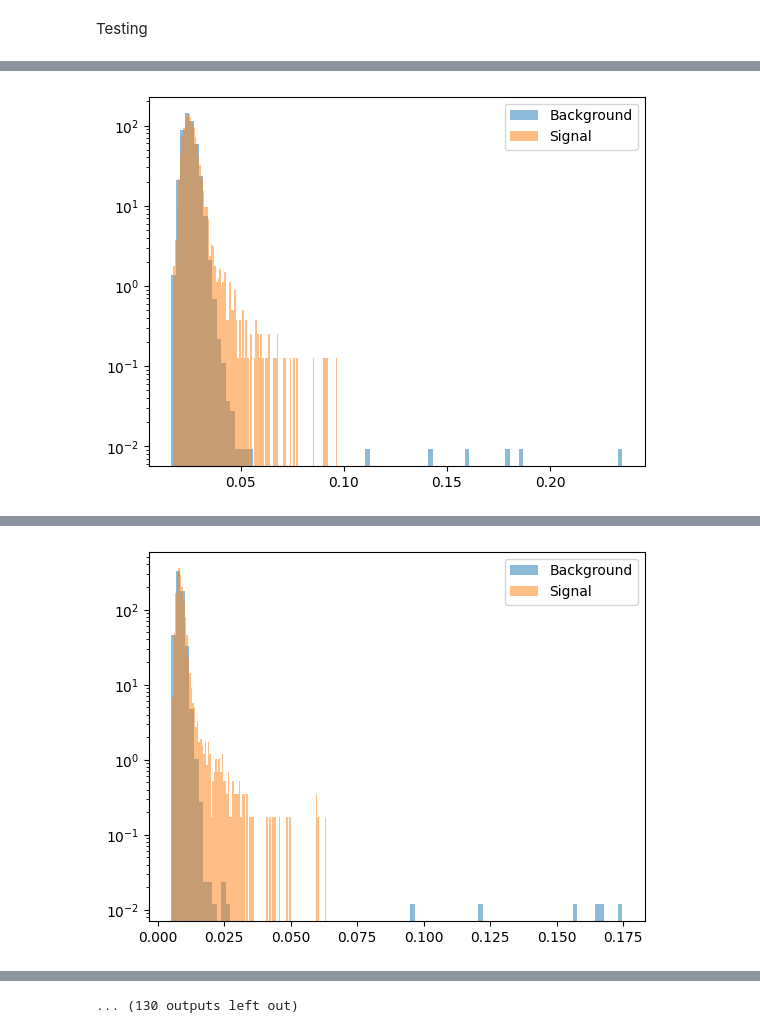
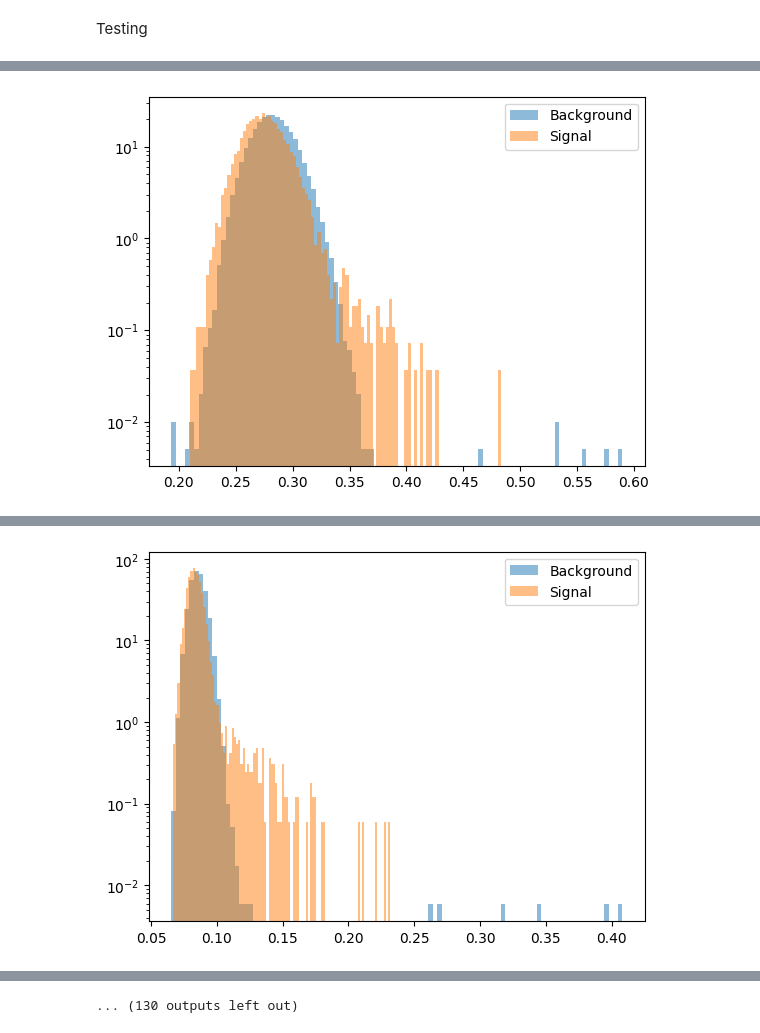
Before and after one commit to hanggao811/AnomalyDetectionLIGO, a Jupyter notebook: Transformer_classifier.ipynb, the cells around one changed output, grey strips where cells are left out. Drawn from its saved outputs; the diff is of its cells as text; code cells hidden in the pictures.

```diff
--- a/Transformer_classifier.ipynb
+++ b/Transformer_classifier.ipynb
@@ -479,8 +481,8 @@ fpr_sg=[]
 #get the auc and fpr at each epochs
 for model_name in model_files[:70]:
     print(f"Evaluating model: {model_name}")
-    model = load_model(model_name, custom_objects={"masked_mse_loss": masked_mse_loss})
-    # model = load_model(model_name, custom_objects={"masked_mse_loss": masked_mse_loss,"TriangularCyclicalLearningRate": TriangularCyclicalLearningRate})
+    # model = load_model(model_name, custom_objects={"masked_mse_loss": masked_mse_loss})
+    model = load_model(model_name, custom_objects={"masked_mse_loss": masked_mse_loss,"TriangularCyclicalLearningRate": TriangularCyclicalLearningRate})
     BBH_AUC, SG_AUC, desired_fpr_bbh, desired_fpr_sg = eval(model,background_test, bbh_test,sglf_test)
     bbh_auc.append(BBH_AUC)
     sg_auc.append(SG_AUC)
@@ -575,8 +577,8 @@ FPR_test = []
 
 for model_name in model_files[:70]:
     print(f"Evaluating model: {model_name}")
-    model = load_model(model_name, custom_objects={"masked_mse_loss": masked_mse_loss})
-    # model = load_model(model_name, custom_objects={"masked_mse_loss": masked_mse_loss,"TriangularCyclicalLearningRate": TriangularCyclicalLearningRate})
+    # model = load_model(model_name, custom_objects={"masked_mse_loss": masked_mse_loss})
+    model = load_model(model_name, custom_objects={"masked_mse_loss": masked_mse_loss,"TriangularCyclicalLearningRate": TriangularCyclicalLearningRate})
     AUC_, FPR_, mse_bg, mse_sg = eval_test(model,background_test_data,signal_test_data)
     plt.hist(mse_bg, density=True, bins=100, alpha=0.5, label='Background')
     plt.hist(mse_sg, density=True, bins=100, alpha=0.5, label='Signal')
@@ -595,3 +597,3 @@ Evaluating model: /content/drive/My Drive/LIGO/DatasetSplitting/Datasplitting01/
 313/313 ━━━━━━━━━━━━━━━━━━━━ 1s 3ms/step
-[figure, old version]
+[figure, new version]
 Evaluating model: /content/drive/My Drive/LIGO/DatasetSplitting/Datasplitting01/model_epochs/model_epoch_02.keras
@@ -599,4 +601,4 @@ Evaluating model: /content/drive/My Drive/LIGO/DatasetSplitting/Datasplitting01/
 313/313 ━━━━━━━━━━━━━━━━━━━━ 1s 3ms/step
-[figure, old version]
+[figure, new version]
 Evaluating model: /content/drive/My Drive/LIGO/DatasetSplitting/Datasplitting01/model_epochs/model_epoch_03.keras
 1563/1563 ━━━━━━━━━━━━━━━━━━━━ 6s 3ms/step
```
Also changed, not shown: parts of 8 cells of this notebook.
